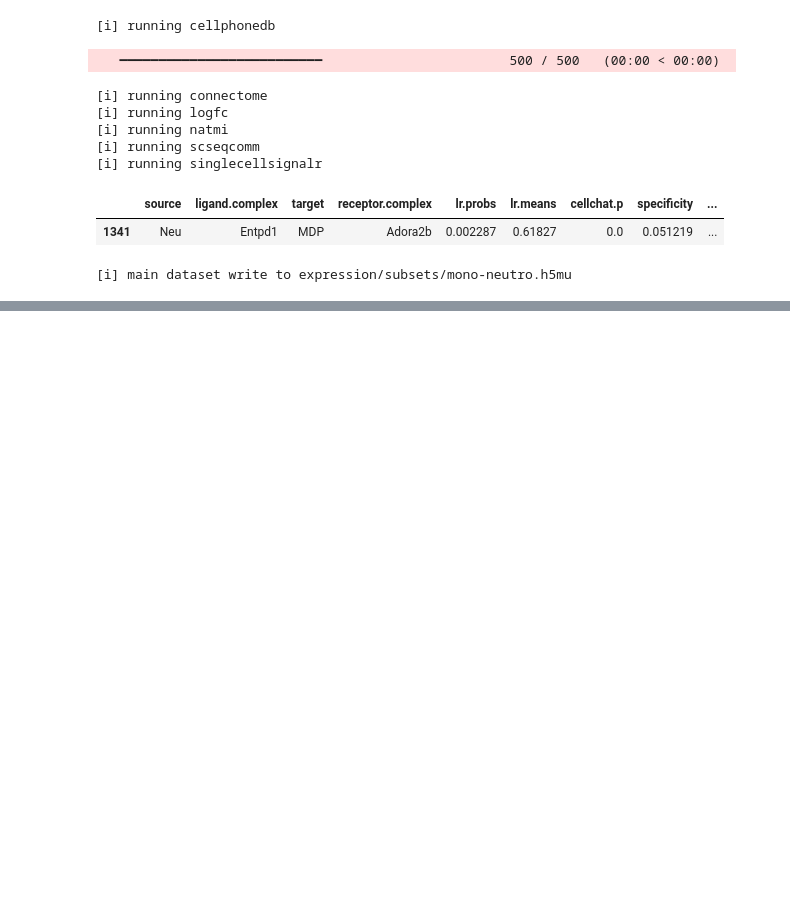
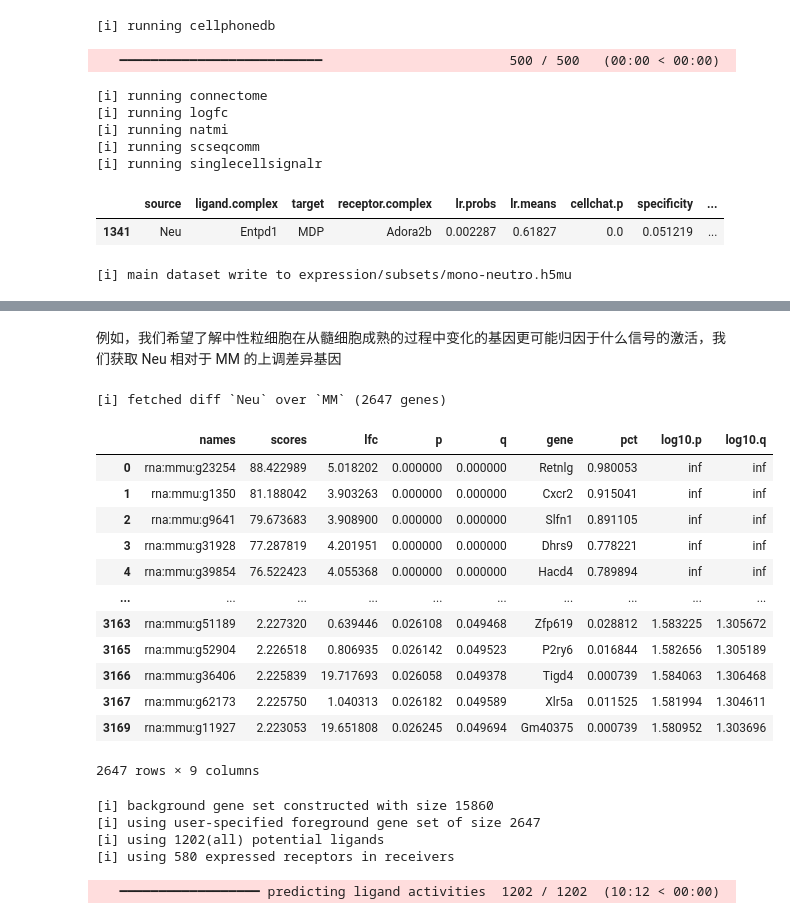
Before and after one commit to yang-z-03/exprmat, a Jupyter notebook: docs/source/notebooks/lr.ipynb, the cells around one changed output, grey strips where cells are left out. Saved outputs shown, nothing was run; the diff lists cells and outputs as text; code cells hidden in the pictures; blank space fills up the shorter version.

```diff
--- a/docs/source/notebooks/lr.ipynb
+++ b/docs/source/notebooks/lr.ipynb
@@ -224,0 +230,60 @@ expm.save()
+# %% [markdown]
+例如，我们希望了解中性粒细胞在从髓细胞成熟的过程中变化的基因更可能归因于什么信号的激活，我们获取 Neu 相对于 MM 的上调差异基因
+# %%
+expm.run_rna_markers(
+    groupby = 'cell.type',
+    mask_var = None,
+    groups = ['Neu'],
+    reference = 'MM',
+    n_genes = None, rankby_abs = False, pts = True,
+    key_added = 'deg',
+    method = 't-test',
+    corr_method = 'benjamini-hochberg',
+    tie_correct = False,
+    gene_symbol = 'gene',
+    layer = 'X'
+)
+# %%
+upreg = expm.get_rna_markers(
+    de_slot = 'deg',
+    min_pct = 0.0,
+    max_pct_reference = 0.75,
+    max_q = 0.05,
+    min_lfc = 0.5, max_lfc = 25,
+    remove_zero_pval = False
+)
+
+upreg
+# %% [output]
+[i] fetched diff `Neu` over `MM` (2647 genes)
+|  | names | scores | lfc | p | q | gene | pct | log10.p | log10.q |
+| 0 | rna:mmu:g23254 | 88.422989 | 5.018202 | 0.000000 | 0.000000 | Retnlg | 0.980053 | inf | inf |
+| 1 | rna:mmu:g1350 | 81.188042 | 3.903263 | 0.000000 | 0.000000 | Cxcr2 | 0.915041 | inf | inf |
+| 2 | rna:mmu:g9641 | 79.673683 | 3.908900 | 0.000000 | 0.000000 | Slfn1 | 0.891105 | inf | inf |
+| 3 | rna:mmu:g31928 | 77.287819 | 4.201951 | 0.000000 | 0.000000 | Dhrs9 | 0.778221 | inf | inf |
+| 4 | rna:mmu:g39854 | 76.522423 | 4.055368 | 0.000000 | 0.000000 | Hacd4 | 0.789894 | inf | inf |
+| ... | ... | ... | ... | ... | ... | ... | ... | ... | ... |
+| 3163 | rna:mmu:g51189 | 2.227320 | 0.639446 | 0.026108 | 0.049468 | Zfp619 | 0.028812 | 1.583225 | 1.305672 |
+| 3165 | rna:mmu:g52904 | 2.226518 | 0.806935 | 0.026142 | 0.049523 | P2ry6 | 0.016844 | 1.582656 | 1.305189 |
+| 3166 | rna:mmu:g36406 | 2.225839 | 19.717693 | 0.026058 | 0.049378 | Tigd4 | 0.000739 | 1.584063 | 1.306468 |
+| 3167 | rna:mmu:g62173 | 2.225750 | 1.040313 | 0.026182 | 0.049589 | Xlr5a | 0.011525 | 1.581994 | 1.304611 |
+| 3169 | rna:mmu:g11927 | 2.223053 | 19.651808 | 0.026245 | 0.049694 | Gm40375 | 0.000739 | 1.580952 | 1.303696 |
+2647 rows × 9 columns
+# %%
+expm.run_rna_nichenet(
+    taxa = 'mmu',
+    receiver = ['Neu'],
+    sender = None,
+    identity = 'cell.type',
+    foreground = upreg['gene'].tolist(),
+    background = None,
+    expression_threshold = 0.001,
+    ncpus = 20,
+    key_added = 'nichenet'
+)
+# %% [output]
+[i] background gene set constructed with size 15860
+[i] using user-specified foreground gene set of size 2647
+[i] using 1202(all) potential ligands
+[i] using 580 expressed receptors in receivers
+   ━━━━━━━━━━━━━━━━━━ predicting ligand activities  1202 / 1202  (10:12 < 00:00)
```
Also changed, not shown: parts of 5 cells of this notebook, 20 other files.
